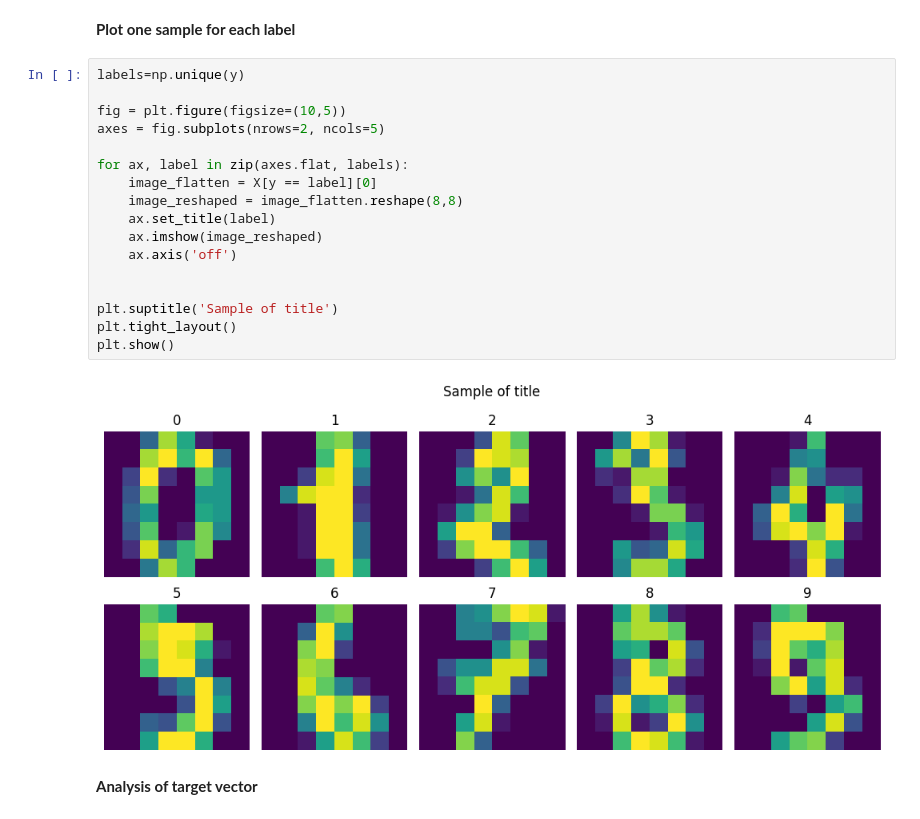
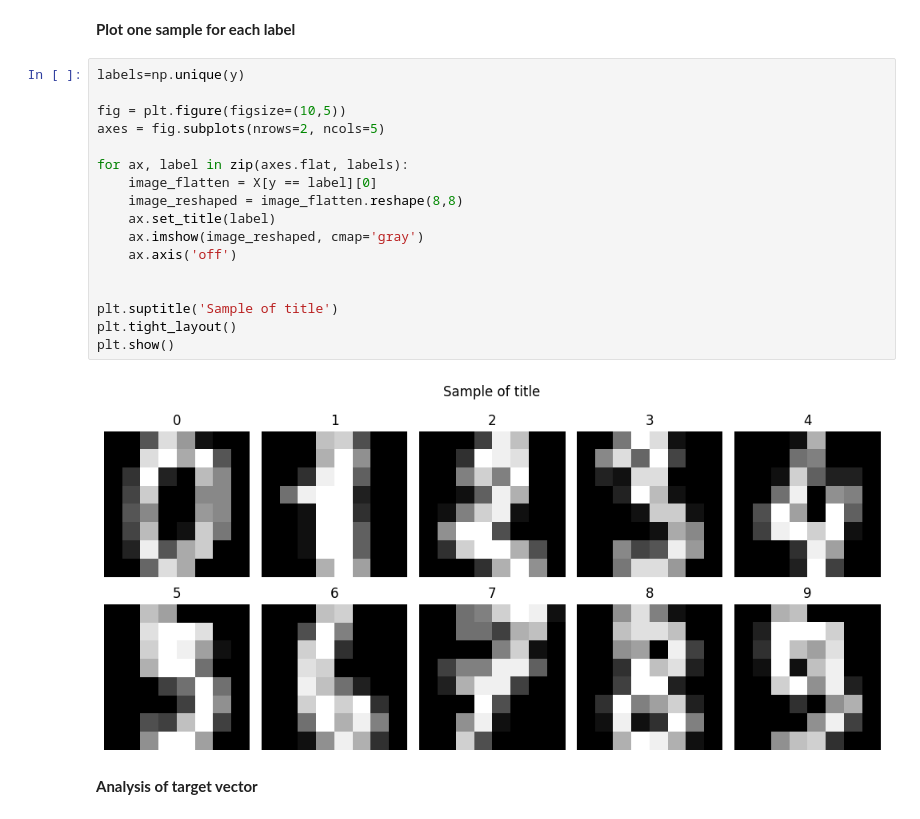
Before and after one commit to Jessica-Schlagenauf/digit_classifier, a Jupyter notebook: 01.explorative_data_analysis.ipynb, the cells around one changed output. Cells and saved outputs as stored; diff of their text form.

```diff
--- a/01.explorative_data_analysis.ipynb
+++ b/01.explorative_data_analysis.ipynb
@@ -62,22 +62,22 @@ The maximum value of images is 16.0
 # %%
 labels=np.unique(y)
 
 fig = plt.figure(figsize=(10,5))
 axes = fig.subplots(nrows=2, ncols=5)
 
 for ax, label in zip(axes.flat, labels):
     image_flatten = X[y == label][0]
     image_reshaped = image_flatten.reshape(8,8)
     ax.set_title(label)
-    ax.imshow(image_reshaped)
+    ax.imshow(image_reshaped, cmap='gray')
     ax.axis('off')
 
 
 plt.suptitle('Sample of title')
 plt.tight_layout()
 plt.show()
 # %% [output]
-[figure, old version]
+[figure, new version]
 # %% [markdown]
 **Analysis of target vector**
 # %%
```
Also changed, not shown: 2 other files.
